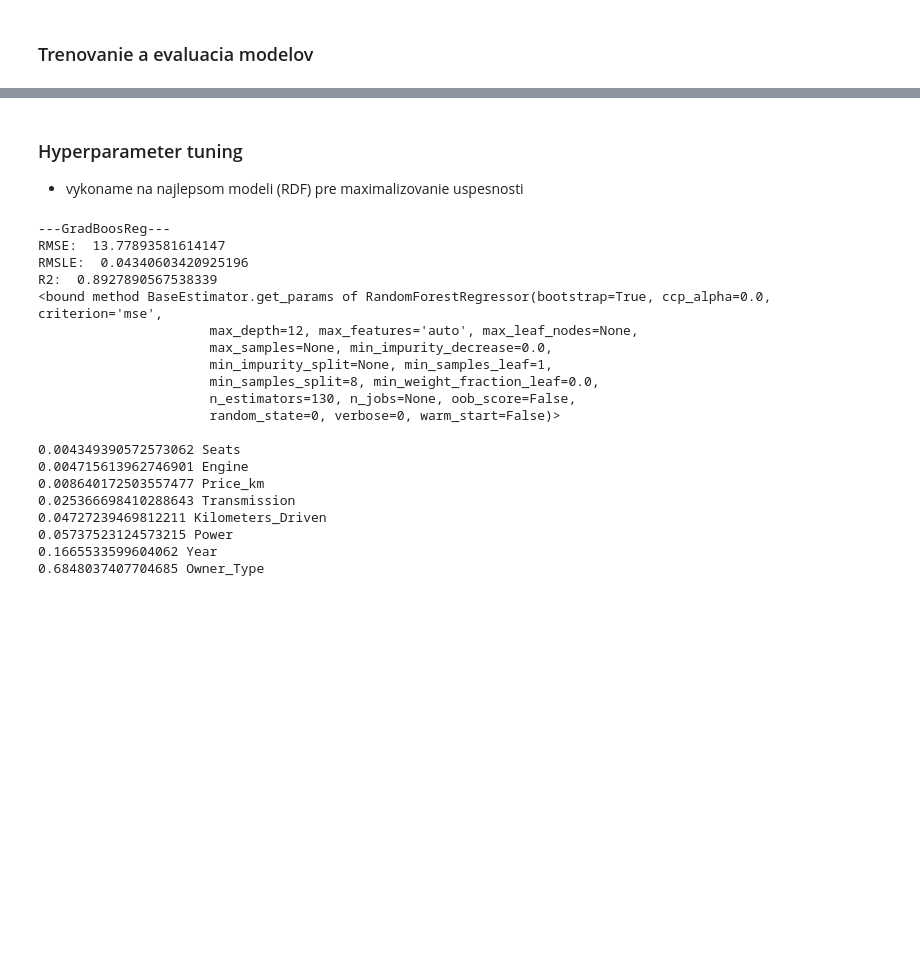
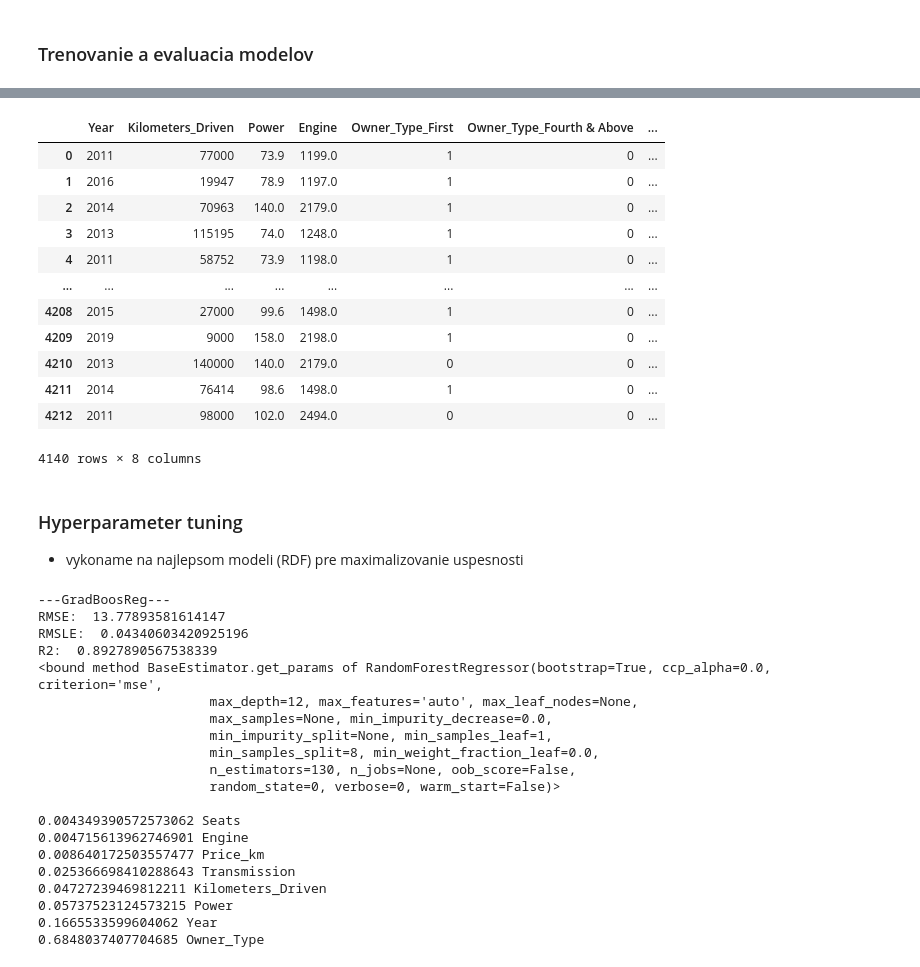
Before and after one commit to simon3358/oznal_2020, a Jupyter notebook: experimenty.ipynb, the cells around one changed output, grey strips where cells are left out. Drawn from its saved outputs; the diff is of its cells as text; code cells hidden in the pictures; blank space fills up the shorter version.

```diff
--- a/experimenty.ipynb
+++ b/experimenty.ipynb
@@ -169,0 +261,16 @@ plt.plot(l[::10], dfl[0][::10], '.', c='blue')  # predict
+# %%
+x_train
+# %% [output]
+|  | Year | Kilometers_Driven | Power | Engine | Owner_Type_First | Owner_Type_Fourth & Above | ... |
+| 0 | 2011 | 77000 | 73.9 | 1199.0 | 1 | 0 | ... |
+| 1 | 2016 | 19947 | 78.9 | 1197.0 | 1 | 0 | ... |
+| 2 | 2014 | 70963 | 140.0 | 2179.0 | 1 | 0 | ... |
+| 3 | 2013 | 115195 | 74.0 | 1248.0 | 1 | 0 | ... |
+| 4 | 2011 | 58752 | 73.9 | 1198.0 | 1 | 0 | ... |
+| ... | ... | ... | ... | ... | ... | ... | ... |
+| 4208 | 2015 | 27000 | 99.6 | 1498.0 | 1 | 0 | ... |
+| 4209 | 2019 | 9000 | 158.0 | 2198.0 | 1 | 0 | ... |
+| 4210 | 2013 | 140000 | 140.0 | 2179.0 | 0 | 0 | ... |
+| 4211 | 2014 | 76414 | 98.6 | 1498.0 | 1 | 0 | ... |
+| 4212 | 2011 | 98000 | 102.0 | 2494.0 | 0 | 0 | ... |
+4140 rows × 8 columns
```
Also changed, not shown: parts of 16 cells of this notebook.
